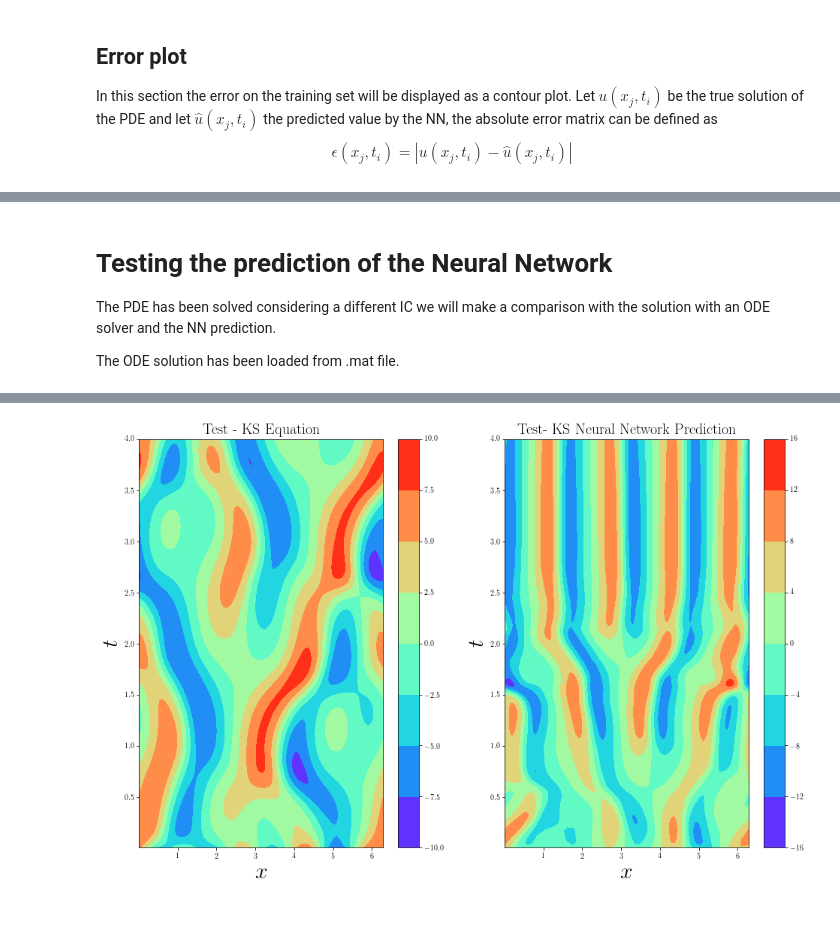
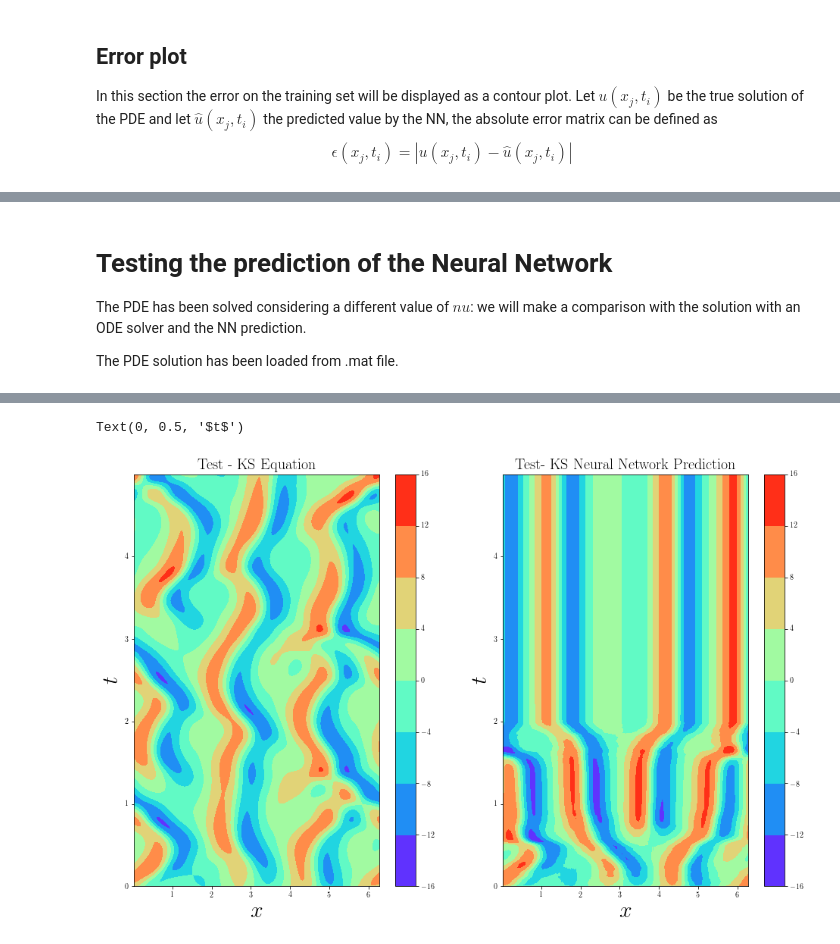
Before and after one commit to Steriva/MfM_Assignment, a Jupyter notebook: exe02b_NN_KS.ipynb, the cells around one changed output, grey strips where cells are left out. Saved outputs shown, nothing was run; the diff lists cells and outputs as text; code cells hidden in the pictures; blank space fills up the shorter version.

```diff
--- a/exe02b_NN_KS.ipynb
+++ b/exe02b_NN_KS.ipynb
@@ -141,9 +143,6 @@ The data are stored into two matrices: input and output defined as
 X\in\mathbb{R}^{(m-1)\times n}: \quad X(i,j) = u(x_j, t_i)\qquad\qquad  i = 1:(m-1), \;\; j = 1:n
 \end{equation}
 # %%
-m = len(t)
-n = len(x)
-
 input = np.zeros((m-1, n))
 output = np.zeros((m-1, n))
 
@@ -155,7 +154,6 @@ output[:,:] = u.T[1:,:]
 # output = np.transpose(data['output'])
 
 
-
 # X_train, X_test, Y_train, Y_test = train_test_split(input, output, test_size = 0.1)
 # print(X_train.shape, Y_train.shape)
 # print(X_test.shape, Y_test.shape)
@@ -168,10 +166,11 @@ The loss function is the Mean Square Error (MSE) and the optimizer is 'adam'.
 # %%
 NN_model = keras.models.Sequential()
 
-NN_model.add(layers.Dense(32, input_dim = n, activation='sigmoid', name='Input')) # input layer
+NN_model.add(layers.Dense(64, input_dim = n, activation='sigmoid', name='Input')) # input layer
+NN_model.add(layers.Dense(128, activation='relu'))
 NN_model.add(layers.Dense(128, activation='relu'))
 NN_model.add(layers.Dense(n,  activation='linear',name='Output')) #output layer
 
 NN_model.compile( loss='mse',
-                  optimizer=keras.optimizers.Adam() )
+                  optimizer=keras.optimizers.SGD() )
 # %% [markdown]
@@ -179,5 +178,5 @@ Now, we can train out net with 1000 epochs.
 # %%
-History = NN_model.fit(input, output, epochs=200, batch_size=32)
+History = NN_model.fit(input, output, epochs=1500, batch_size=32)
 # %%
 fig2 = plt.figure()
 plt.semilogy(History.history['loss'])
@@ -270,23 +269,21 @@ Text(0, 0.5, 't')
 # %% [markdown]
 # Testing the prediction of the Neural Network
-The PDE has been solved considering a different IC we will make a comparison with the solution with an ODE solver and the NN prediction.
+The PDE has been solved considering a different value of $nu$: we will make a comparison with the solution with an ODE solver and the NN prediction.
 
-The ODE solution has been loaded from .mat file.
+The PDE solution has been loaded from .mat file.
 # %%
-testingData = sio.loadmat('./MfM_Assignment/data/KS_testingData.mat')
+# MATLAB
+# testingData = sio.loadmat('./MfM_Assignment/data/KS_testingData.mat')
+# u = testingData['u_test']
+# x = testingData['x_test']
+# t = np.transpose(testingData['t_test'])
 
-u = testingData['u_test']
-x = testingData['x_test']
-t = np.transpose(testingData['t_test'])
+nuTest = 0.05
 
-dt = t[1]-t[0]
-dx = x[2]-x[1]
-
-n = len(x)
-m = len(t)
+x, t, uTest = solveKS(nuTest, Tfinal, dt, N)
 
 u_NN = np.zeros((len(x), len(t)))
-u_NN[:,0] = u[:,0];
+u_NN[:,0] = uTest[:,0];
 
 progressBar = tqdm.notebook.tqdm(desc="Predicting PDE solution", total=len(t)-1)
 # This second command must be uncommented when executing it as a .py script
@@ -294,7 +291,8 @@ progressBar = tqdm.notebook.tqdm(desc="Predicting PDE solution", total=len(t)-1)
 
 for jj in range(0, len(t)-1):
   tmp = np.reshape(u_NN[:,jj], [1, len(x)])
-  u_NN[:,jj+1] = NN_model.predict(tmp)
+  tmpOUT = NN_model.predict(tmp)
+  u_NN[:,jj+1] = np.reshape(tmpOUT, [len(x)])
   progressBar.update(1)
 # %%
 contourBool = False
@@ -306,10 +304,10 @@ plt.subplot(1,2,1)
 # Plotting the solution
 if contourBool == True:
   ax = plt.gca(projection='3d')
-  surf = ax.plot_surface(X, T, u.T, rstride=1, cstride=1, cmap=cm.rainbow,
+  surf = ax.plot_surface(X, T, uTest.T, rstride=1, cstride=1, cmap=cm.rainbow,
       linewidth=0, antialiased=False)
 else:
-  surf = plt.contourf(X, T, u.T, cmap=cm.rainbow)
+  surf = plt.contourf(X, T, uTest.T, cmap=cm.rainbow)
   plt.colorbar()
 
 plt.title('Test - KS Equation', fontsize = 20)
@@ -331,6 +329,6 @@ plt.title('Test- KS Neural Network Prediction', fontsize = 20)
 plt.xlabel('$x$', fontsize = 30)
 plt.ylabel('$t$', fontsize = 30)
 
-fig4.savefig('KS_TestingComparison.pdf', format='pdf', dpi=600, bbox_inches='tight')
-files.download('KS_TestingComparison.pdf')
+# fig4.savefig('KS_TestingComparison.pdf', format='pdf', dpi=600, bbox_inches='tight')
+# files.download('KS_TestingComparison.pdf')
 # %% [output]
@@ -339 +335,2 @@ files.download('KS_TestingComparison.pdf')
+Text(0, 0.5, '$t$')
-[figure, old version]
+[figure, new version]
```
Also changed, not shown: parts of 6 cells of this notebook.
